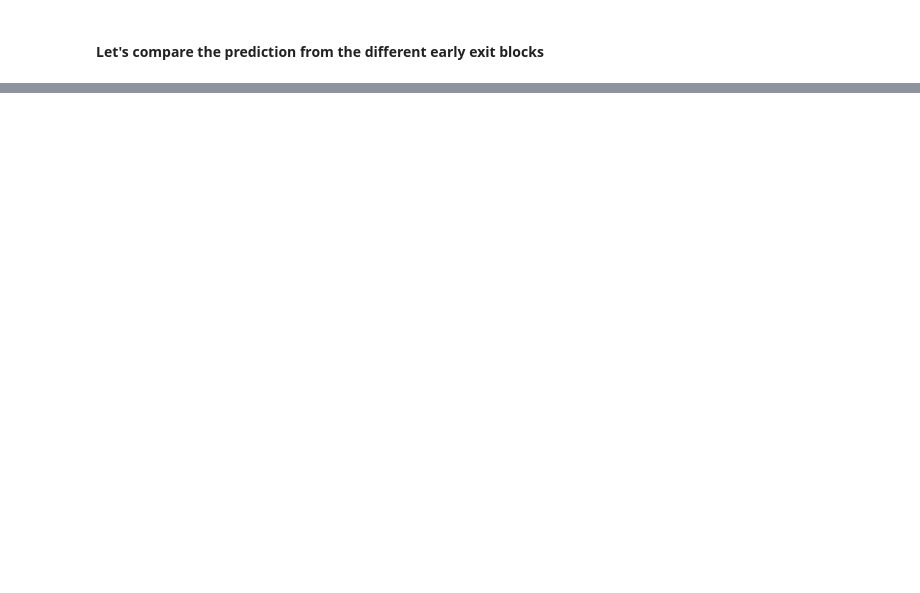
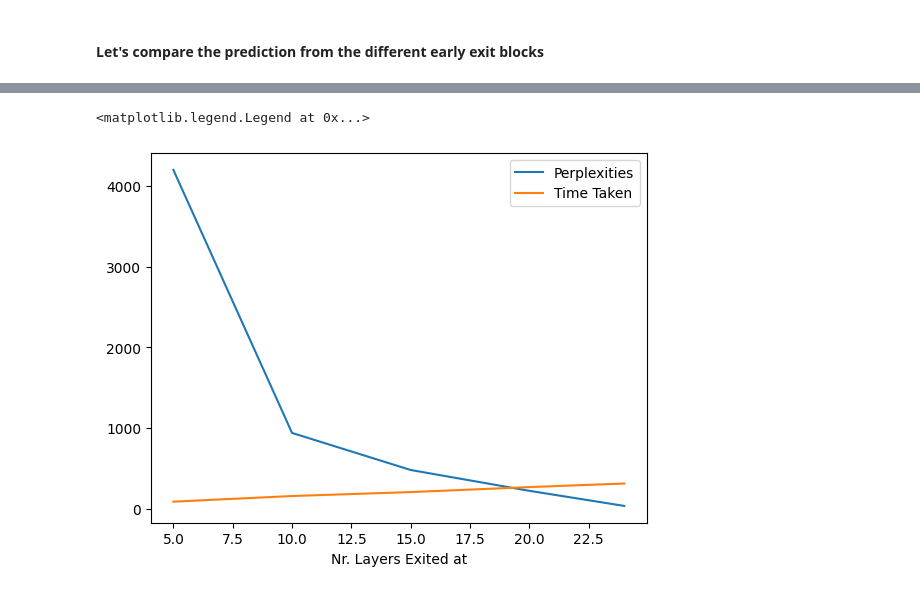
Before and after one commit to ariellubonja/gpt-early-exit, a Jupyter notebook: GPT2_early_exiting.ipynb, the cells around one changed output, grey strips where cells are left out. Saved outputs shown, nothing was run; the diff lists cells and outputs as text; code cells hidden in the pictures; blank space fills up the shorter version.

```diff
--- a/GPT2_early_exiting.ipynb
+++ b/GPT2_early_exiting.ipynb
@@ -345,0 +729,14 @@ ti_summary(gpt2_medium_model, depth=3)
+# %%
+nr_layers = [5,10,15,20,24]
+perplexities = [4199.038, 939.0373, 479.495, 221.25, 34.16]
+time_taken = [87, 156.9, 205.7, 267.7, 311.9]
+# %%
+plt.plot(nr_layers, perplexities, label='Perplexities')
+plt.plot(nr_layers, time_taken, label='Time Taken')
+
+plt.xlabel("Nr. Layers Exited at")
+
+plt.legend()
+# %% [output]
+<matplotlib.legend.Legend at 0x...>
+[figure, added]
```
Also changed, not shown: parts of 38 cells of this notebook, 1 other file.
